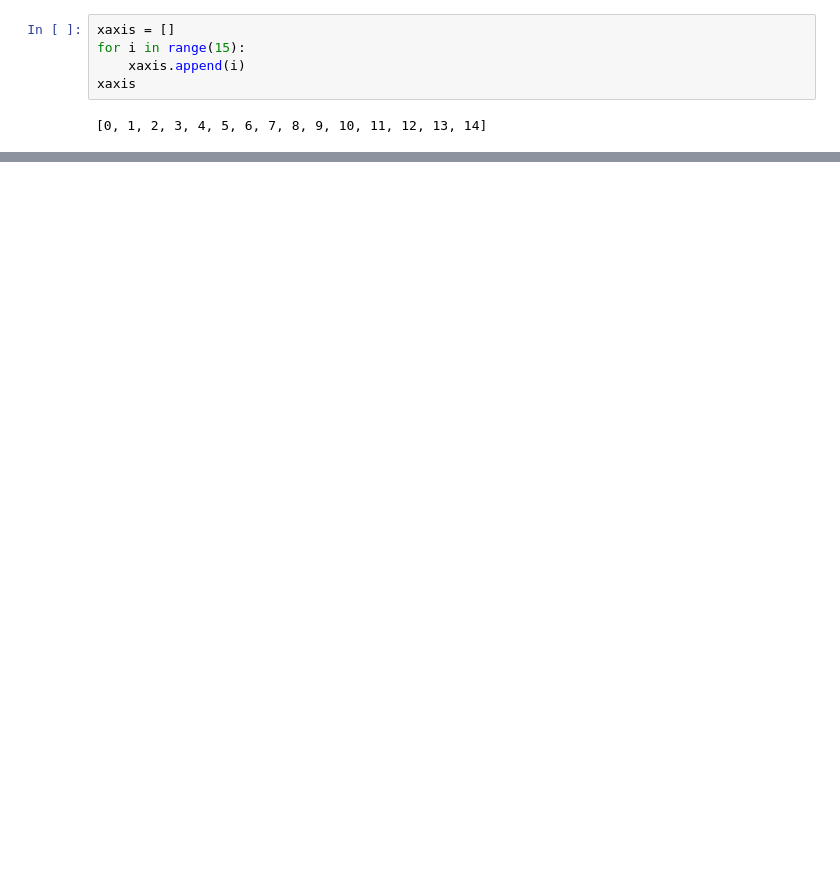
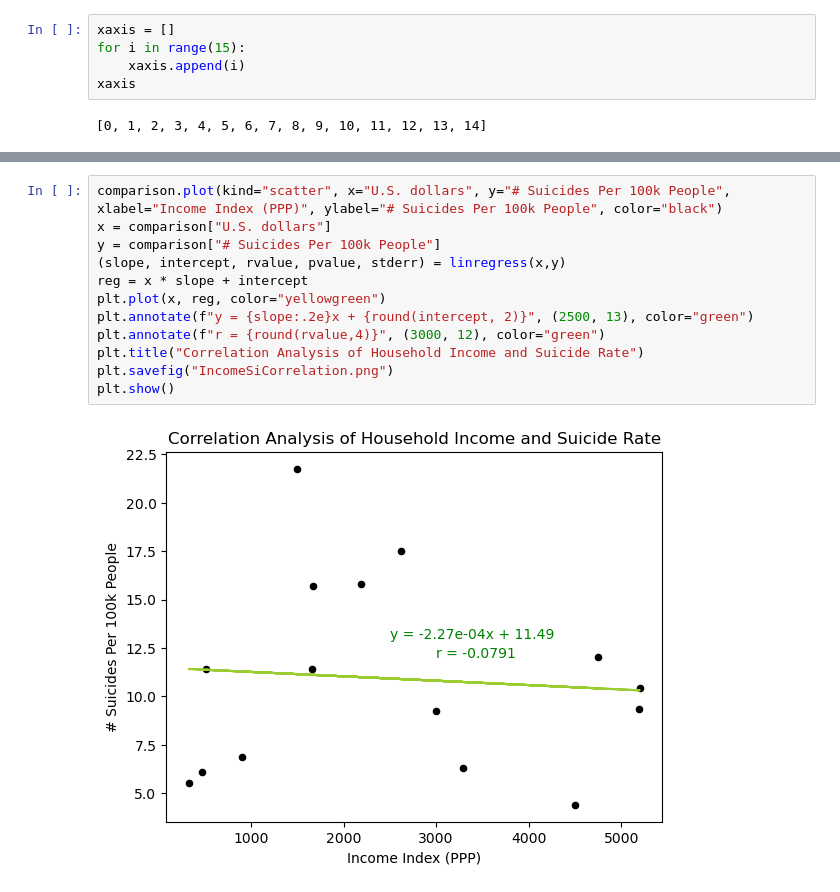
Before and after one commit to kendraliu/Project-One-An-Analysis-of-Suicide-Rate-and-Several-Factors, a Jupyter notebook: Does high-income guarantee better mental health?.ipynb, the cells around one changed output, grey strips where cells are left out. Cells and saved outputs as stored; diff of their text form; blank space fills up the shorter version.

```diff
--- a/Does high-income guarantee better mental health?.ipynb
+++ b/Does high-income guarantee better mental health?.ipynb
@@ -154,0 +141,14 @@ plt.show()
+# %%
+comparison.plot(kind="scatter", x="U.S. dollars", y="# Suicides Per 100k People", xlabel="Income Index (PPP)", ylabel="# Suicides Per 100k People", color="black")
+x = comparison["U.S. dollars"]
+y = comparison["# Suicides Per 100k People"]
+(slope, intercept, rvalue, pvalue, stderr) = linregress(x,y)
+reg = x * slope + intercept
+plt.plot(x, reg, color="yellowgreen")
+plt.annotate(f"y = {slope:.2e}x + {round(intercept, 2)}", (2500, 13), color="green")
+plt.annotate(f"r = {round(rvalue,4)}", (3000, 12), color="green")
+plt.title("Correlation Analysis of Household Income and Suicide Rate")
+plt.savefig("IncomeSiCorrelation.png")
+plt.show()
+# %% [output]
+[figure, added]
```
Also changed, not shown: parts of 5 cells of this notebook, 2 other files.
